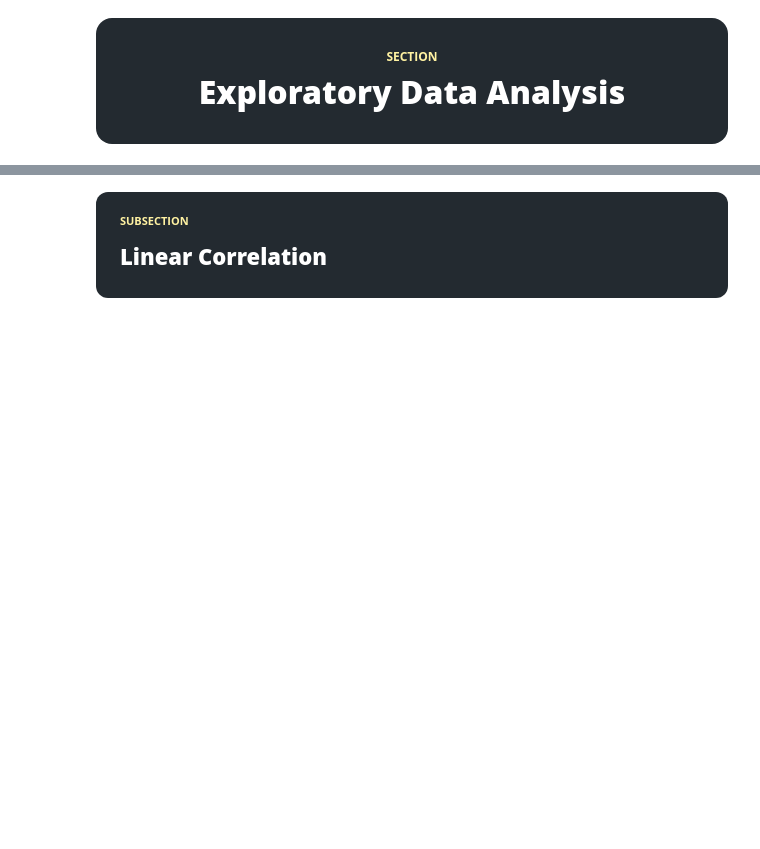
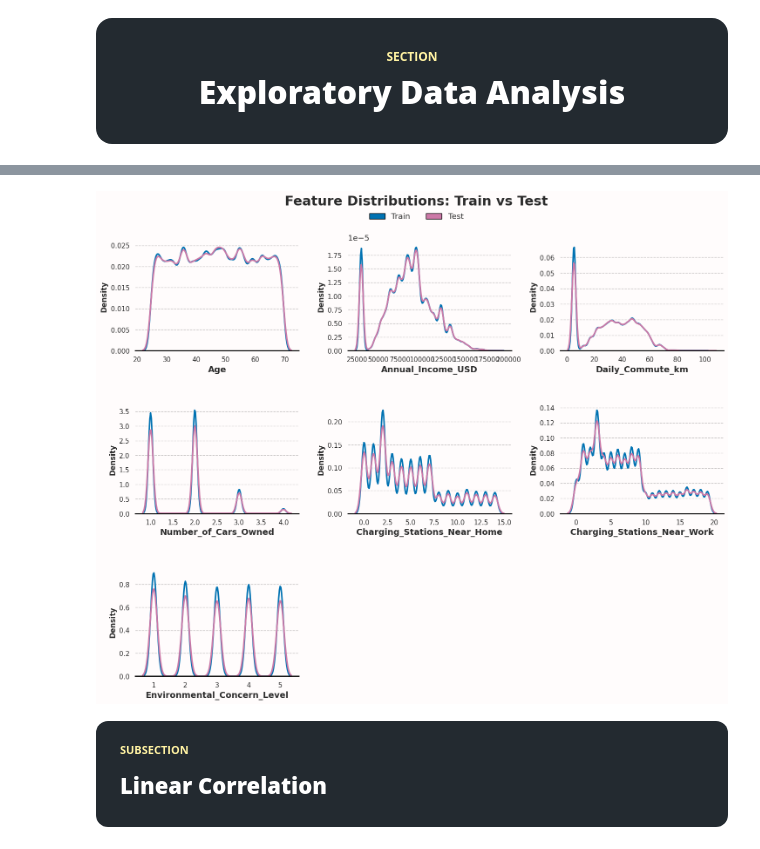
Before and after one commit to hermengardo/Kaggle-Playgrounds, a Jupyter notebook: ps6e9-EV.ipynb, the cells around one changed output, grey strips where cells are left out. Cells and saved outputs as stored; diff of their text form; code cells hidden in the pictures; blank space fills up the shorter version.

```diff
--- a/ps6e9-EV.ipynb
+++ b/ps6e9-EV.ipynb
@@ -229,3 +391,7 @@ train.head()
+# %%
+plot_kde(train, test, fill=False, title="Feature Distributions: Train vs Test")
+# %% [output]
+[figure, added]
 # %% [markdown]
 <div style="width:100%; border-radius:12px; overflow:hidden; background-color:#232a30; background-image:linear-gradient(rgba(28,34,40,0.68), rgba(28,34,40,0.68)), url('https://upload.wikimedia.org/wikipedia/commons/thumb/f/fc/Pieter_Bruegel_the_Elder_-_The_Tower_of_Babel_%28Vienna%29_-_Google_Art_Project_-_edited.jpg/1280px-Pieter_Bruegel_the_Elder_-_The_Tower_of_Babel_%28Vienna%29_-_Google_Art_Project_-_edited.jpg'); background-size:cover; background-position:center;">
 <div style="text-align:left; padding:18px 24px;">
```
Also changed, not shown: parts of 18 cells of this notebook.
